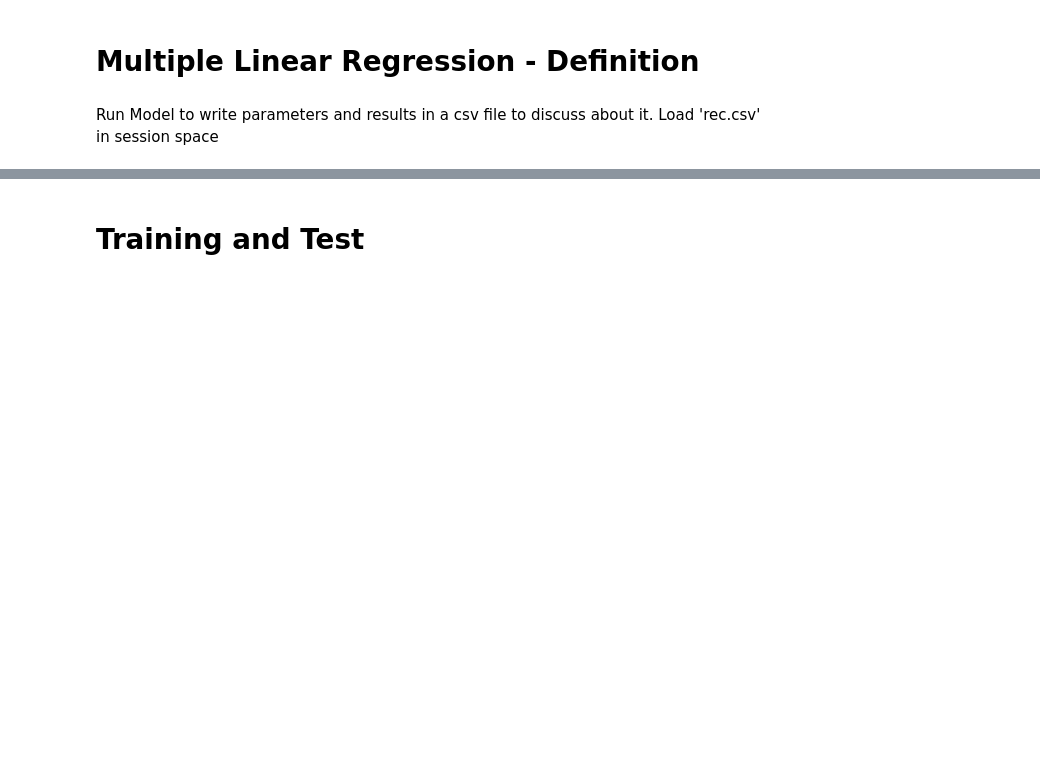
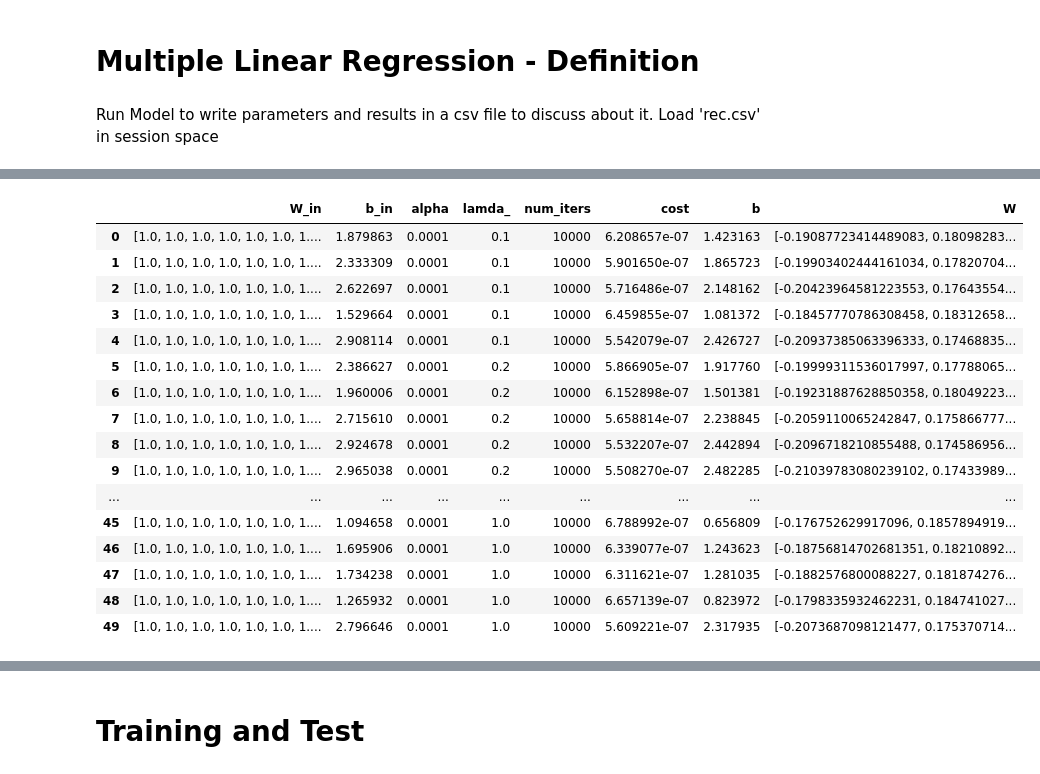
Before and after one commit to PierDiella/BigData_Rep, a Jupyter notebook: COMPLETE_Multi_Linear_Regression.ipynb, the cells around one changed output, grey strips where cells are left out. Drawn from its saved outputs; the diff is of its cells as text; code cells hidden in the pictures; blank space fills up the shorter version.

```diff
--- a/COMPLETE_Multi_Linear_Regression.ipynb
+++ b/COMPLETE_Multi_Linear_Regression.ipynb
@@ -410,0 +408,20 @@ cost: 5.609221451459645e-07
+# %%
+df_results.head(50)
+# %% [output]
+|  | W_in | b_in | alpha | lamda_ | num_iters | cost | b | W |
+| 0 | [1.0, 1.0, 1.0, 1.0, 1.0, 1.0, 1.... | 1.879863 | 0.0001 | 0.1 | 10000 | 6.208657e-07 | 1.423163 | [-0.19087723414489083, 0.18098283... |
+| 1 | [1.0, 1.0, 1.0, 1.0, 1.0, 1.0, 1.... | 2.333309 | 0.0001 | 0.1 | 10000 | 5.901650e-07 | 1.865723 | [-0.19903402444161034, 0.17820704... |
+| 2 | [1.0, 1.0, 1.0, 1.0, 1.0, 1.0, 1.... | 2.622697 | 0.0001 | 0.1 | 10000 | 5.716486e-07 | 2.148162 | [-0.20423964581223553, 0.17643554... |
+| 3 | [1.0, 1.0, 1.0, 1.0, 1.0, 1.0, 1.... | 1.529664 | 0.0001 | 0.1 | 10000 | 6.459855e-07 | 1.081372 | [-0.18457770786308458, 0.18312658... |
+| 4 | [1.0, 1.0, 1.0, 1.0, 1.0, 1.0, 1.... | 2.908114 | 0.0001 | 0.1 | 10000 | 5.542079e-07 | 2.426727 | [-0.20937385063396333, 0.17468835... |
+| 5 | [1.0, 1.0, 1.0, 1.0, 1.0, 1.0, 1.... | 2.386627 | 0.0001 | 0.2 | 10000 | 5.866905e-07 | 1.917760 | [-0.19999311536017997, 0.17788065... |
+| 6 | [1.0, 1.0, 1.0, 1.0, 1.0, 1.0, 1.... | 1.960006 | 0.0001 | 0.2 | 10000 | 6.152898e-07 | 1.501381 | [-0.19231887628850358, 0.18049223... |
+| 7 | [1.0, 1.0, 1.0, 1.0, 1.0, 1.0, 1.... | 2.715610 | 0.0001 | 0.2 | 10000 | 5.658814e-07 | 2.238845 | [-0.2059110065242847, 0.175866777... |
+| 8 | [1.0, 1.0, 1.0, 1.0, 1.0, 1.0, 1.... | 2.924678 | 0.0001 | 0.2 | 10000 | 5.532207e-07 | 2.442894 | [-0.2096718210855488, 0.174586956... |
+| 9 | [1.0, 1.0, 1.0, 1.0, 1.0, 1.0, 1.... | 2.965038 | 0.0001 | 0.2 | 10000 | 5.508270e-07 | 2.482285 | [-0.21039783080239102, 0.17433989... |
+| ... | ... | ... | ... | ... | ... | ... | ... | ... |
+| 45 | [1.0, 1.0, 1.0, 1.0, 1.0, 1.0, 1.... | 1.094658 | 0.0001 | 1.0 | 10000 | 6.788992e-07 | 0.656809 | [-0.176752629917096, 0.1857894919... |
+| 46 | [1.0, 1.0, 1.0, 1.0, 1.0, 1.0, 1.... | 1.695906 | 0.0001 | 1.0 | 10000 | 6.339077e-07 | 1.243623 | [-0.18756814702681351, 0.18210892... |
+| 47 | [1.0, 1.0, 1.0, 1.0, 1.0, 1.0, 1.... | 1.734238 | 0.0001 | 1.0 | 10000 | 6.311621e-07 | 1.281035 | [-0.1882576800088227, 0.181874276... |
+| 48 | [1.0, 1.0, 1.0, 1.0, 1.0, 1.0, 1.... | 1.265932 | 0.0001 | 1.0 | 10000 | 6.657139e-07 | 0.823972 | [-0.1798335932462231, 0.184741027... |
+| 49 | [1.0, 1.0, 1.0, 1.0, 1.0, 1.0, 1.... | 2.796646 | 0.0001 | 1.0 | 10000 | 5.609221e-07 | 2.317935 | [-0.2073687098121477, 0.175370714... |
```
Also changed, not shown: parts of 8 cells of this notebook.
